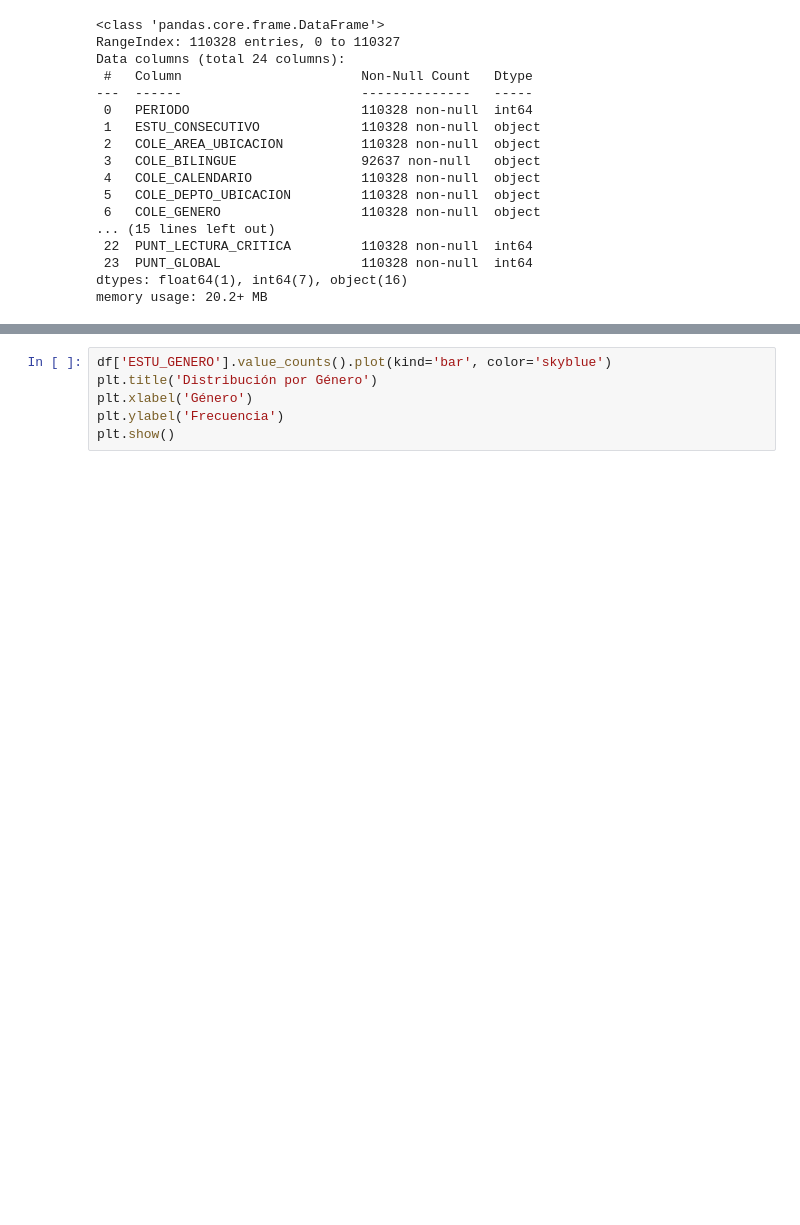
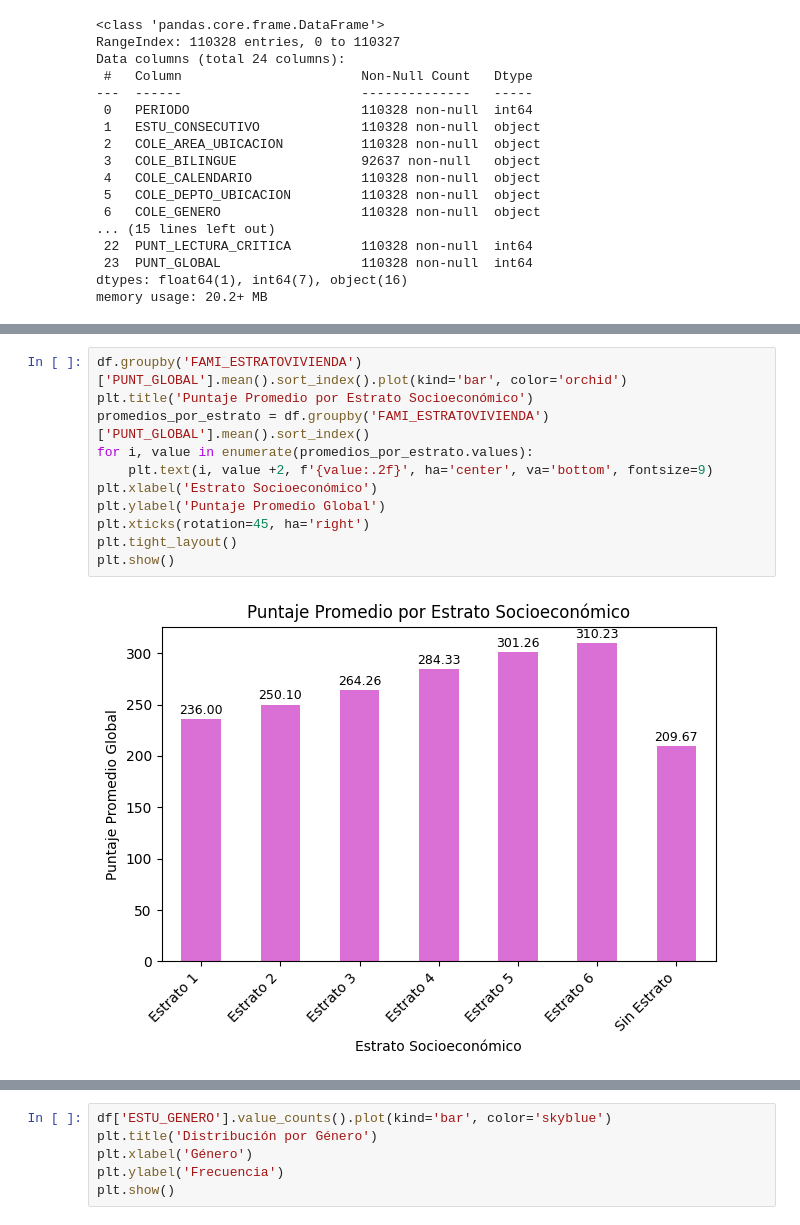
Before and after one commit to MiguelVel95/EspecMiguel, a Jupyter notebook: Trabajo Final/TrabajoFinal.ipynb, the cells around one changed output, grey strips where cells are left out. Drawn from its saved outputs; the diff is of its cells as text; blank space fills up the shorter version.

```diff
--- a/Trabajo Final/TrabajoFinal.ipynb
+++ b/Trabajo Final/TrabajoFinal.ipynb
@@ -41,0 +110,13 @@ memory usage: 20.2+ MB
+# %%
+df.groupby('FAMI_ESTRATOVIVIENDA')['PUNT_GLOBAL'].mean().sort_index().plot(kind='bar', color='orchid')
+plt.title('Puntaje Promedio por Estrato Socioeconómico')
+promedios_por_estrato = df.groupby('FAMI_ESTRATOVIVIENDA')['PUNT_GLOBAL'].mean().sort_index()
+for i, value in enumerate(promedios_por_estrato.values):
+    plt.text(i, value +2, f'{value:.2f}', ha='center', va='bottom', fontsize=9)
+plt.xlabel('Estrato Socioeconómico')
+plt.ylabel('Puntaje Promedio Global')
+plt.xticks(rotation=45, ha='right')
+plt.tight_layout()
+plt.show()
+# %% [output]
+[figure, added]
```
Also changed, not shown: parts of 17 cells of this notebook.
